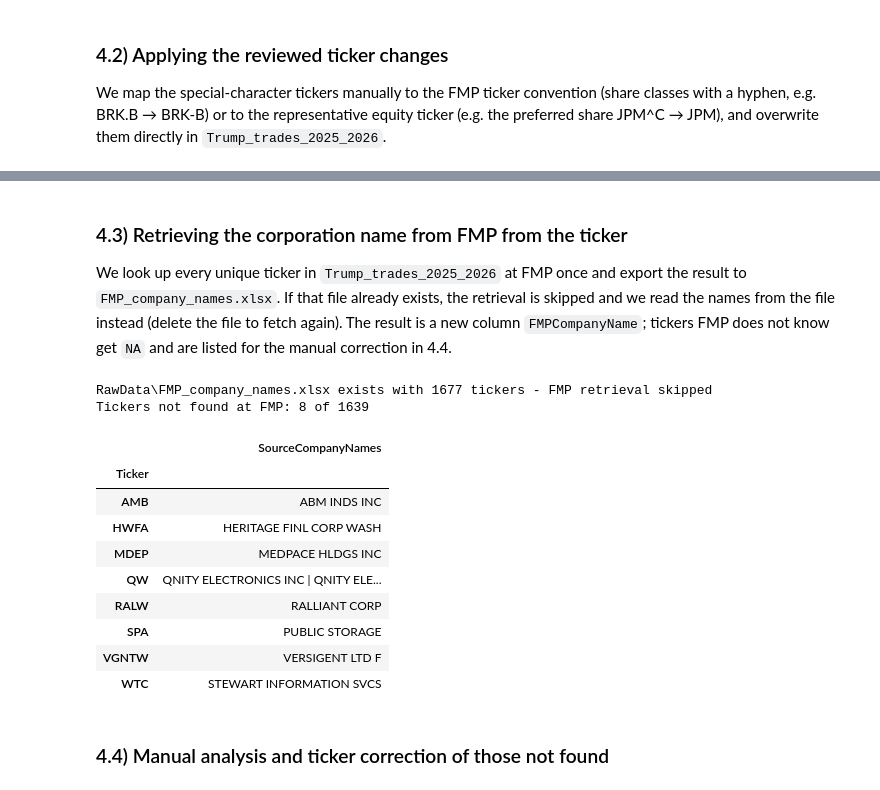
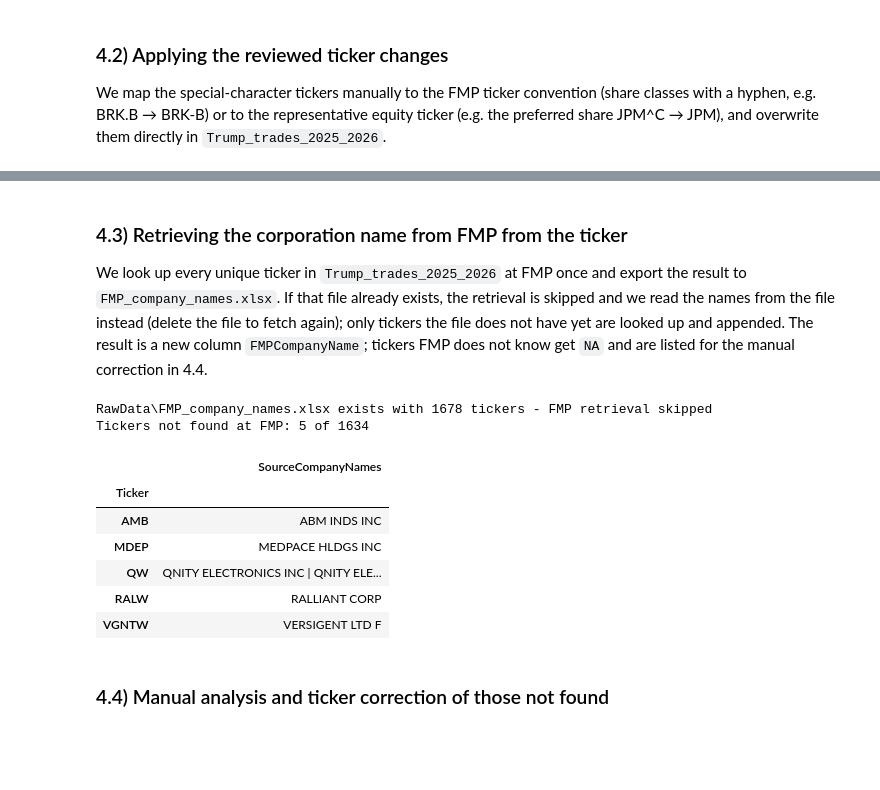
Before and after one commit to Steven-McQueen/MasterDataHandling, a Jupyter notebook: 2) Trades/TradesCleaning.ipynb, the cells around one changed output, grey strips where cells are left out. Cells and saved outputs as stored; diff of their text form; code cells hidden in the pictures; blank space fills up the shorter version.

```diff
--- a/2) Trades/TradesCleaning.ipynb
+++ b/2) Trades/TradesCleaning.ipynb
@@ -213,8 +289,8 @@ manual_tickers_2026 = pd.read_excel("TickerReview.xlsx", sheet_name="2026Manuall
 manual_lookup_2026 = manual_tickers_2026.set_index("Company")["Ticker"]
 
 # Scoped to exclude non-equity rows, so a ticker entered there for a fund/bond can't undo the clearing above.
-target_2026 = trump2026["Ticker"].isna() & ~trump2026["IsNonEquity"]
-trump2026.loc[target_2026, "Ticker"] = trump2026.loc[target_2026, "Ticker"].fillna(
-    trump2026.loc[target_2026, "Company"].map(manual_lookup_2026)
+target_2026 = quiver2026["Ticker"].isna() & ~quiver2026["IsNonEquity"]
+quiver2026.loc[target_2026, "Ticker"] = quiver2026.loc[target_2026, "Ticker"].fillna(
+    quiver2026.loc[target_2026, "Company"].map(manual_lookup_2026)
 )
 # %% [markdown]
@@ -254,6 +330,7 @@ def standardize_company(name: str) -> str:
 
 trump2025["CompanyStd"] = trump2025["Company"].apply(standardize_company)
 trump2026["CompanyStd"] = trump2026["Company"].apply(standardize_company)
+quiver2026["CompanyStd"] = quiver2026["Company"].apply(standardize_company)
 tickers_db["CompanyStd"] = tickers_db["Company"].apply(standardize_company)
 
 print(trump2025[["Company", "CompanyStd"]].head())
@@ -282,7 +359,7 @@ def build_exact_lookup(df):
     lookup = tmp[~tmp["CompanyStd"].isin(colliding)].groupby("CompanyStd")["Ticker"].first()
     return lookup, colliding
 
-exact_lookup_2026, exact_collisions_2026 = build_exact_lookup(trump2026)
+exact_lookup_2026, exact_collisions_2026 = build_exact_lookup(quiver2026)
 
 target_2025 = ~trump2025["IsNonEquity"]
 before = trump2025["Ticker"].notna().sum()
@@ -291,6 +368,6 @@ trump2025.loc[target_2025, "Ticker"] = trump2025.loc[target_2025, "Ticker"].fill
 )
 after = trump2025["Ticker"].notna().sum()
 
-print(f"Exact match against 2026: {after - before} rows matched; "
+print(f"Exact match against the QuiverQuant lookup: {after - before} rows matched; "
       f"{len(exact_collisions_2026)} colliding company names excluded")
 # %% [output]
@@ -484,0 +755,24 @@ Name: Company, dtype: str
+# %%
+ticker_final_lookup_2026 = reviewed_2026.dropna(subset=["TickerFinal"]).set_index("Company")["TickerFinal"]
+
+target_2026 = trump2026["Ticker"].isna() & eligible_2026
+found = trump2026.loc[target_2026, "Company"].map(ticker_final_lookup_2026).dropna()
+trump2026.loc[found.index, "Ticker"] = found
+trump2026.loc[found.index, "TickerSource"] = "e) manual review"
+print(f"Manually reviewed remainder: {len(found)} rows filled in")
+
+# Every 2026 company is in exactly one place: non-equity (1.2.2), ticker from a pass, or the review sheet
+companies_2026 = trump2026.groupby("Company").agg(NonEquity=("IsNonEquity", "all"), HasTicker=("Ticker", lambda s: s.notna().all()))
+in_review = companies_2026.index.isin(reviewed_2026["Company"])
+unaccounted = companies_2026[~companies_2026["NonEquity"] & ~companies_2026["HasTicker"] & ~in_review]
+assert unaccounted.empty, f"2026 companies without a ticker and without a review row: {list(unaccounted.index)}"
+print(f"2026 companies: {len(companies_2026)} = {int(companies_2026['NonEquity'].sum())} non-equity (1.2.2) "
+      f"+ {int((~companies_2026['NonEquity'] & ~in_review).sum())} with a ticker from the passes a-c "
+      f"+ {int((~companies_2026['NonEquity'] & in_review).sum())} in {REVIEW_SHEET_2026} "
+      f"({int((~companies_2026['NonEquity'] & in_review & companies_2026['HasTicker']).sum())} with a ticker, "
+      f"{int((~companies_2026['NonEquity'] & in_review & ~companies_2026['HasTicker']).sum())} decided as no equity ticker)")
+
+matched_of_equity_2026 = (trump2026["Ticker"].notna() & eligible_2026).sum()
+print(f"Matched of equity rows: {matched_of_equity_2026} of {eligible_2026.sum()} "
+      f"(April: {(trump2026['Ticker'].notna() & in_april).sum()} of {(eligible_2026 & in_april).sum()})")
+display(trump2026["TickerSource"].value_counts(dropna=False).rename("rows").to_frame())
@@ -603,7 +912,7 @@ display(special_tickers)
 # %% [markdown]
 ### 4.3) Retrieving the corporation name from FMP from the ticker
 
-We look up every unique ticker in `Trump_trades_2025_2026` at FMP once and export the result to `FMP_company_names.xlsx`. If that file already exists, the retrieval is skipped and we read the names from the file instead (delete the file to fetch again). The result is a new column `FMPCompanyName`; tickers FMP does not know get `NA` and are listed for the manual correction in 4.4.
+We look up every unique ticker in `Trump_trades_2025_2026` at FMP once and export the result to `FMP_company_names.xlsx`. If that file already exists, the retrieval is skipped and we read the names from the file instead (delete the file to fetch again); only tickers the file does not have yet are looked up and appended. The result is a new column `FMPCompanyName`; tickers FMP does not know get `NA` and are listed for the manual correction in 4.4.
 # %%
 import json
 import time
@@ -659,6 +968,13 @@ if FMP_LOOKUP_FILE.is_file():
     # Already retrieved earlier -> skip FMP and reuse the file
     fmp_lookup = pd.read_excel(FMP_LOOKUP_FILE, keep_default_na=False)
     print(f"{FMP_LOOKUP_FILE} exists with {len(fmp_lookup)} tickers - FMP retrieval skipped")
+    # Tickers that are new since the file was written (e.g. from the April 2026 trades) are looked up once and appended
+    missing_tickers = sorted(set(unique_tickers) - set(fmp_lookup["Ticker"]))
+    if missing_tickers:
+        print(f"Looking up {len(missing_tickers)} tickers at FMP that the file does not have: {missing_tickers}")
+        new_rows = pd.DataFrame({"Ticker": missing_tickers, "FMPCompanyName": [lookup_company_name(t) for t in missing_tickers]})
+        fmp_lookup = pd.concat([fmp_lookup, new_rows], ignore_index=True).sort_values("Ticker").reset_index(drop=True)
+        fmp_lookup.to_excel(FMP_LOOKUP_FILE, index=False)
 else:
     # One FMP call per unique ticker in the main dataframe
     print(f"Looking up {len(unique_tickers)} unique tickers at FMP (roughly {len(unique_tickers) * 0.5 / 60:.0f} min)")
@@ -667,42 +983,39 @@ else:
         fmp_company_names.append(lookup_company_name(ticker))
         if index % 50 == 0 or index == len(unique_tickers):
             print(f"[{index}/{len(unique_tickers)}]")
         time.sleep(0.25)
     if fmp_errors:
         print("WARNING - FMP returned errors; affected tickers are marked NA:", ", ".join(sorted(fmp_errors)))
 
     # Export all tickers with their FMP names, so the next run can skip the retrieval
     fmp_lookup = pd.DataFrame({"Ticker": unique_tickers, "FMPCompanyName": fmp_company_names})
     fmp_lookup.to_excel(FMP_LOOKUP_FILE, index=False)
     print(f"Saved {FMP_LOOKUP_FILE}")
 
 # New column in the main dataframe: FMP company name, or "NA" when FMP did not know the ticker
 Trump_trades_2025_2026["FMPCompanyName"] = (
     Trump_trades_2025_2026["Ticker"].map(fmp_lookup.set_index("Ticker")["FMPCompanyName"]).fillna("NA")
 )
 
 # Tickers to overwrite manually in 4.4
 na_tickers = (
     Trump_trades_2025_2026[Trump_trades_2025_2026["FMPCompanyName"] == "NA"]
     .groupby("Ticker")["Company"]
     .agg(lambda names: " | ".join(sorted(set(names.dropna().astype(str)))))
     .to_frame("SourceCompanyNames")
 )
 print(f"Tickers not found at FMP: {len(na_tickers)} of {len(unique_tickers)}")
 display(na_tickers)
 # %% [output]
-RawData\FMP_company_names.xlsx exists with 1677 tickers - FMP retrieval skipped
-Tickers not found at FMP: 8 of 1639
+RawData\FMP_company_names.xlsx exists with 1678 tickers - FMP retrieval skipped
+Tickers not found at FMP: 5 of 1634
 |  | SourceCompanyNames |
 | Ticker |  |
 | AMB | ABM INDS INC |
-| HWFA | HERITAGE FINL CORP WASH |
 | MDEP | MEDPACE HLDGS INC |
 | QW | QNITY ELECTRONICS INC | QNITY ELE... |
 | RALW | RALLIANT CORP |
-| SPA | PUBLIC STORAGE |
 | VGNTW | VERSIGENT LTD F |
-| WTC | STEWART INFORMATION SVCS |
 # %% [markdown]
 ### 4.4) Manual analysis and ticker correction of those not found
 # %% [markdown]
```
Also changed, not shown: parts of 51 cells of this notebook, 12 other files.
